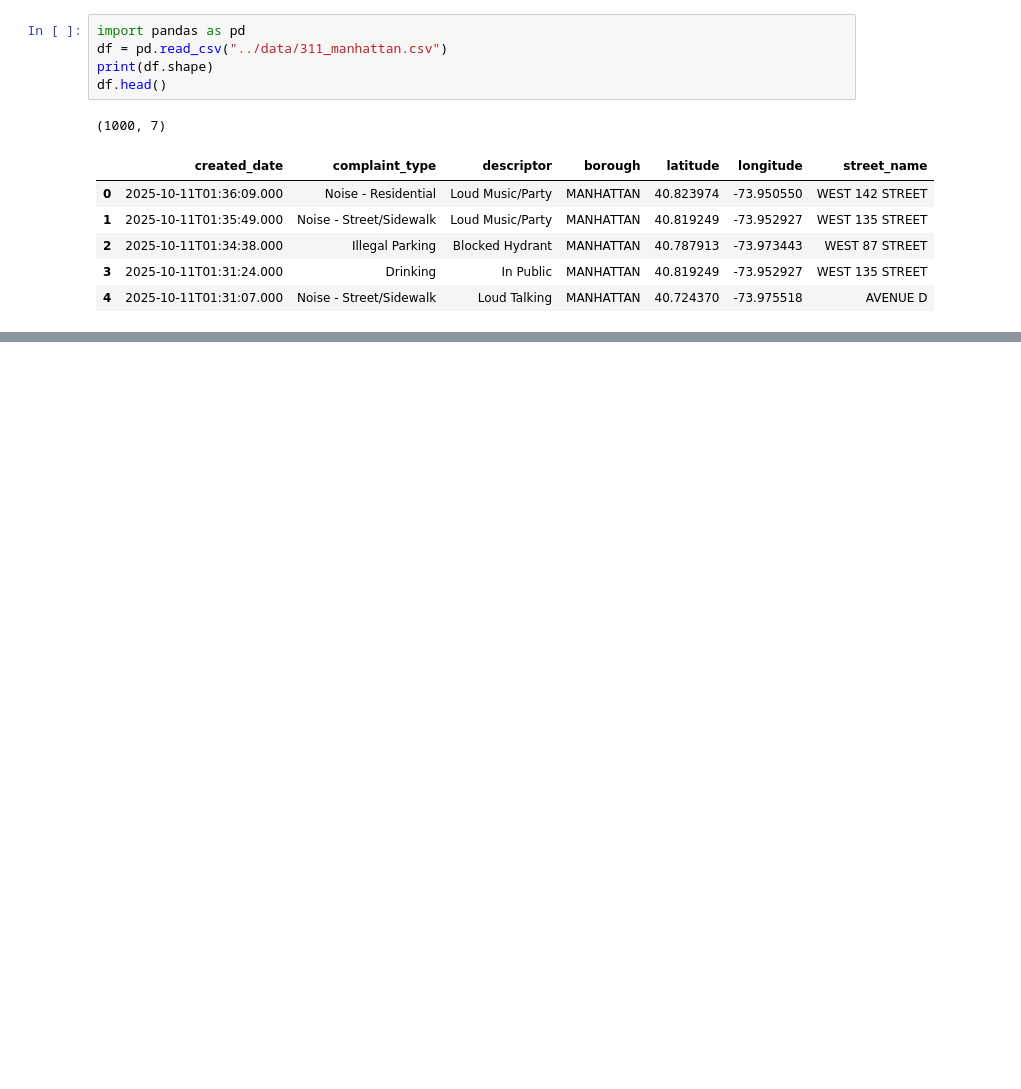
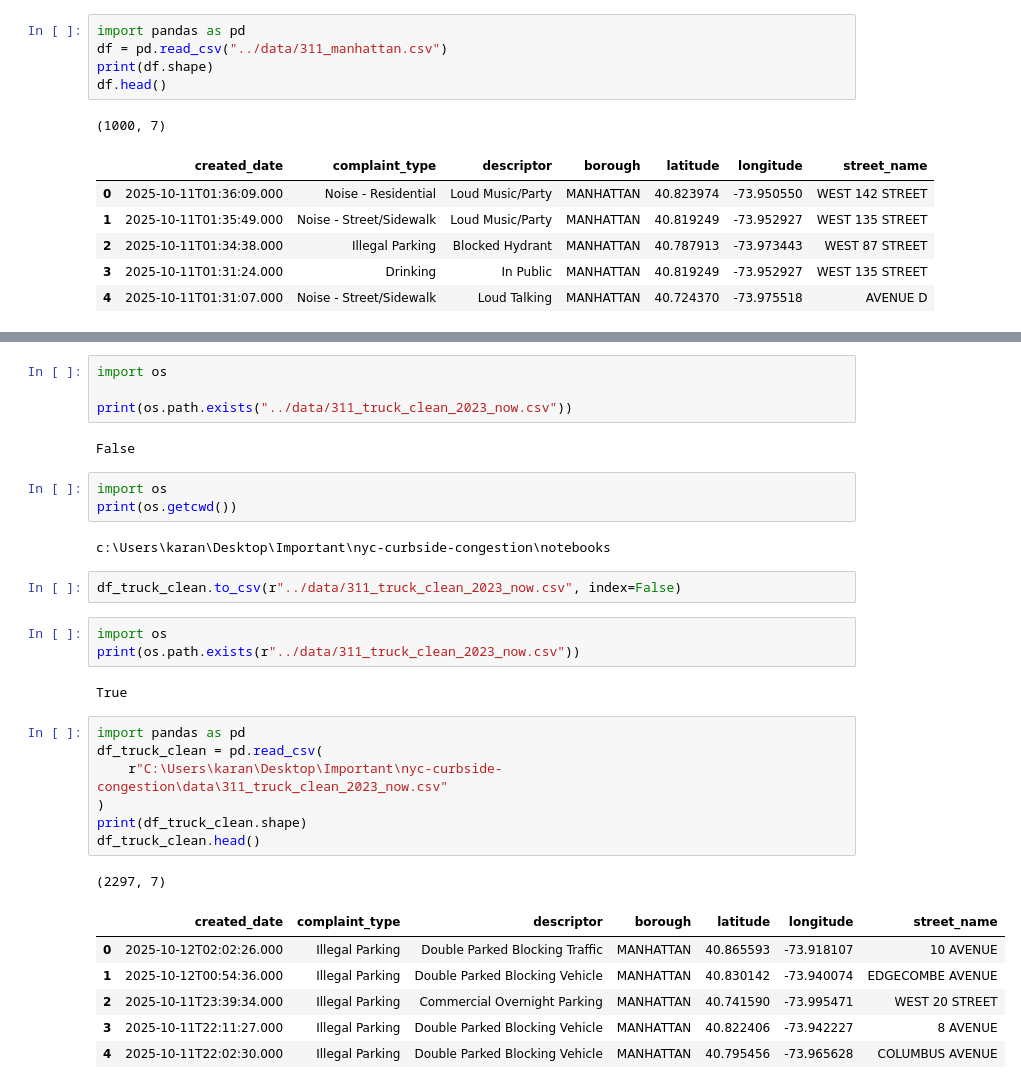
Before and after one commit to Karan-C21/nyc-curbside-congestion, a Jupyter notebook: notebooks/01_data_loading_and_exploration.ipynb, the cells around one changed output, grey strips where cells are left out. Cells and saved outputs as stored; diff of their text form; blank space fills up the shorter version.

```diff
--- a/notebooks/01_data_loading_and_exploration.ipynb
+++ b/notebooks/01_data_loading_and_exploration.ipynb
@@ -13,0 +325,33 @@ df.head()
+# %%
+import os
+
+print(os.path.exists("../data/311_truck_clean_2023_now.csv"))
+# %% [output]
+False
+# %%
+import os
+print(os.getcwd())
+# %% [output]
+c:\Users\karan\Desktop\Important\nyc-curbside-congestion\notebooks
+# %%
+df_truck_clean.to_csv(r"../data/311_truck_clean_2023_now.csv", index=False)
+# %%
+import os
+print(os.path.exists(r"../data/311_truck_clean_2023_now.csv"))
+# %% [output]
+True
+# %%
+import pandas as pd
+df_truck_clean = pd.read_csv(
+    r"C:\Users\karan\Desktop\Important\nyc-curbside-congestion\data\311_truck_clean_2023_now.csv"
+)
+print(df_truck_clean.shape)
+df_truck_clean.head()
+# %% [output]
+(2297, 7)
+|  | created_date | complaint_type | descriptor | borough | latitude | longitude | street_name |
+| 0 | 2025-10-12T02:02:26.000 | Illegal Parking | Double Parked Blocking Traffic | MANHATTAN | 40.865593 | -73.918107 | 10 AVENUE |
+| 1 | 2025-10-12T00:54:36.000 | Illegal Parking | Double Parked Blocking Vehicle | MANHATTAN | 40.830142 | -73.940074 | EDGECOMBE AVENUE |
+| 2 | 2025-10-11T23:39:34.000 | Illegal Parking | Commercial Overnight Parking | MANHATTAN | 40.741590 | -73.995471 | WEST 20 STREET |
+| 3 | 2025-10-11T22:11:27.000 | Illegal Parking | Double Parked Blocking Vehicle | MANHATTAN | 40.822406 | -73.942227 | 8 AVENUE |
+| 4 | 2025-10-11T22:02:30.000 | Illegal Parking | Double Parked Blocking Vehicle | MANHATTAN | 40.795456 | -73.965628 | COLUMBUS AVENUE |
```
Also changed, not shown: parts of 31 cells of this notebook, 5 other files.
